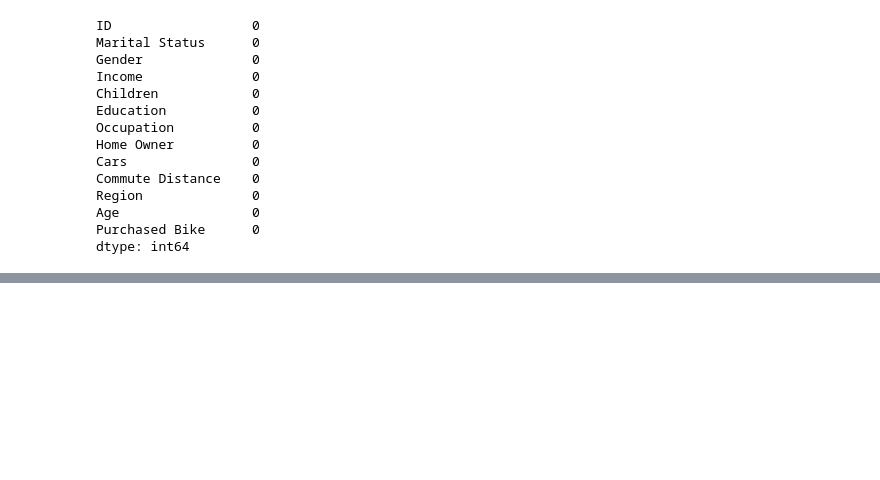
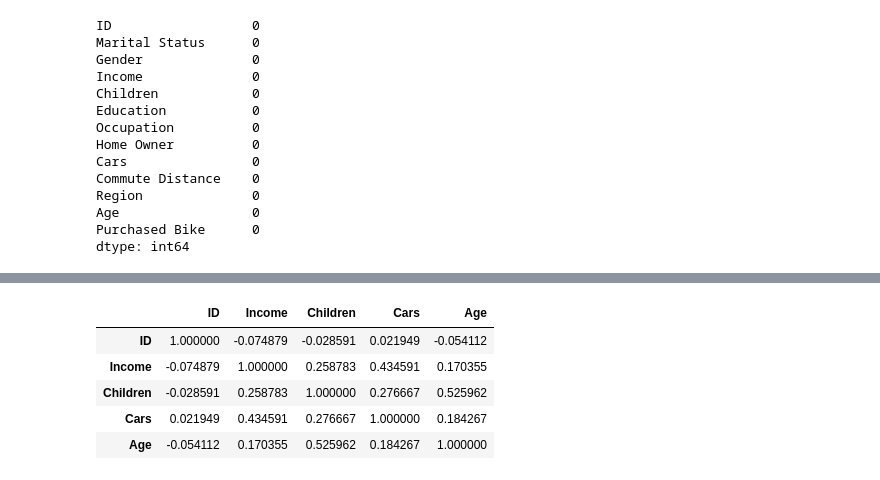
Before and after one commit to gayaneyazeryan/data_viz_homework, a Jupyter notebook: homework_1.ipynb, the cells around one changed output, grey strips where cells are left out. Cells and saved outputs as stored; diff of their text form; code cells hidden in the pictures; blank space fills up the shorter version.

```diff
--- a/homework_1.ipynb
+++ b/homework_1.ipynb
@@ -180,0 +174,10 @@ Name: Purchased Bike, dtype: int64
+# %%
+cor = df.corr()
+cor
+# %% [output]
+|  | ID | Income | Children | Cars | Age |
+| ID | 1.000000 | -0.074879 | -0.028591 | 0.021949 | -0.054112 |
+| Income | -0.074879 | 1.000000 | 0.258783 | 0.434591 | 0.170355 |
+| Children | -0.028591 | 0.258783 | 1.000000 | 0.276667 | 0.525962 |
+| Cars | 0.021949 | 0.434591 | 0.276667 | 1.000000 | 0.184267 |
+| Age | -0.054112 | 0.170355 | 0.525962 | 0.184267 | 1.000000 |
```
Also changed, not shown: parts of 9 cells of this notebook.
